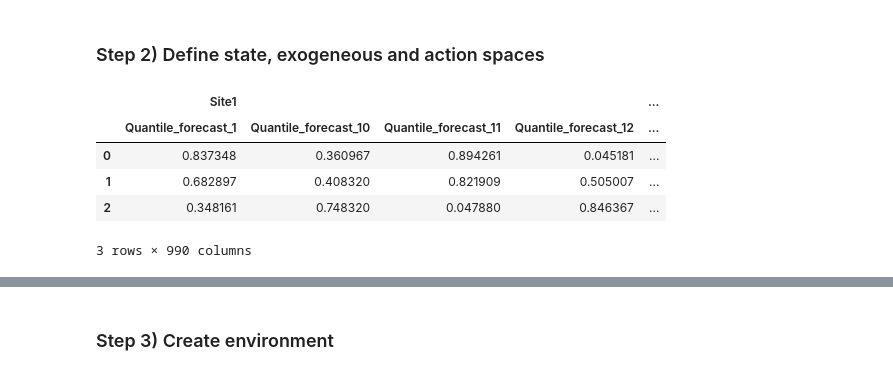
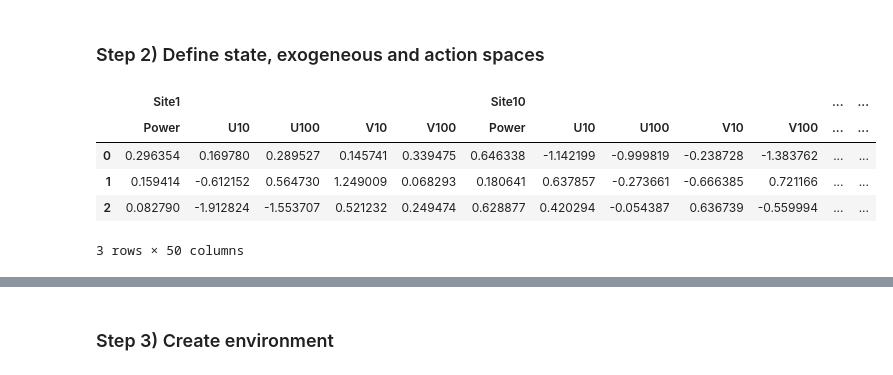
Before and after one commit to rebase-energy/treewe, a Jupyter notebook: treen/examples/gefcom2014-wind.ipynb, the cells around one changed output, grey strips where cells are left out. Cells and saved outputs as stored; diff of their text form; code cells hidden in the pictures.

```diff
--- a/treen/examples/gefcom2014-wind.ipynb
+++ b/treen/examples/gefcom2014-wind.ipynb
@@ -36,25 +36,22 @@ dataset = ef.Dataset(name="gefcom2024",
 ### Step 2) Define state, exogeneous and action spaces
 # %%
 state_space = ef.DataFrameSpace({asset.name: {
-    'Power': gym.spaces.Box(low=0, high=1, shape=(1,), dtype=np.float32)
-} for asset in portfolio.assets})
-
-exogeneous_space = ef.DataFrameSpace({asset.name: {
     'U10': gym.spaces.Box(low=-np.inf, high=np.inf, shape=(1,), dtype=np.float32),
     'V10': gym.spaces.Box(low=-np.inf, high=np.inf, shape=(1,), dtype=np.float32),
     'U100': gym.spaces.Box(low=-np.inf, high=np.inf, shape=(1,), dtype=np.float32),
-    'V100': gym.spaces.Box(low=-np.inf, high=np.inf, shape=(1,), dtype=np.float32)
+    'V100': gym.spaces.Box(low=-np.inf, high=np.inf, shape=(1,), dtype=np.float32),
+    'Power': gym.spaces.Box(low=0, high=1, shape=(1,), dtype=np.float32)
 } for asset in portfolio.assets})
 
 action_space = ef.DataFrameSpace({asset.name: {
     f"Quantile_forecast_{i+1}": gym.spaces.Box(low=0, high=1, shape=(1,)) for i in range(99)
 } for asset in portfolio.assets})
 # %%
-action_space.sample(n_rows=3)
+state_space.sample(n_rows=3)
 # %% [output]
-|  | Site1 |  |  |  | ... |
-|  | Quantile_forecast_1 | Quantile_forecast_10 | Quantile_forecast_11 | Quantile_forecast_12 | ... |
-| 0 | 0.837348 | 0.360967 | 0.894261 | 0.045181 | ... |
-| 1 | 0.682897 | 0.408320 | 0.821909 | 0.505007 | ... |
-| 2 | 0.348161 | 0.748320 | 0.047880 | 0.846367 | ... |
+|  | Site1 |  |  |  |  | Site10 |  |  |  |  | ... | ... |
+|  | Power | U10 | U100 | V10 | V100 | Power | U10 | U100 | V10 | V100 | ... | ... |
+| 0 | 0.296354 | 0.169780 | 0.289527 | 0.145741 | 0.339475 | 0.646338 | -1.142199 | -0.999819 | -0.238728 | -1.383762 | ... | ... |
+| 1 | 0.159414 | -0.612152 | 0.564730 | 1.249009 | 0.068293 | 0.180641 | 0.637857 | -0.273661 | -0.666385 | 0.721166 | ... | ... |
+| 2 | 0.082790 | -1.912824 | -1.553707 | 0.521232 | 0.249474 | 0.628877 | 0.420294 | -0.054387 | 0.636739 | -0.559994 | ... | ... |
-3 rows × 990 columns
+3 rows × 50 columns
```
Also changed, not shown: parts of 18 cells of this notebook, 1 other file.
